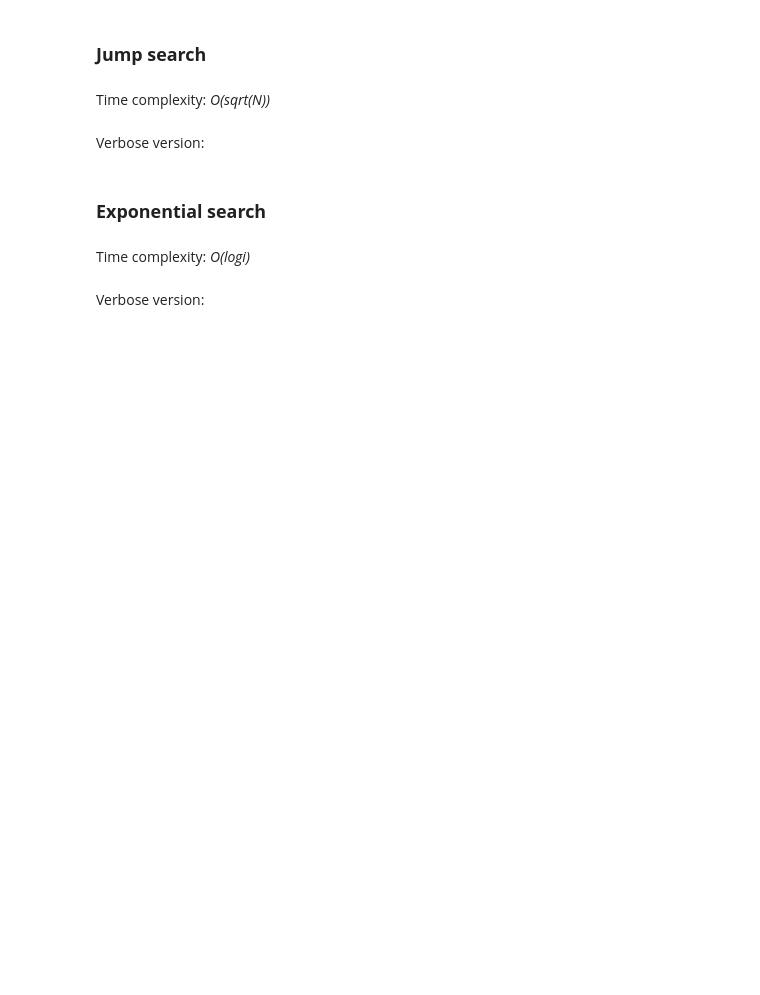
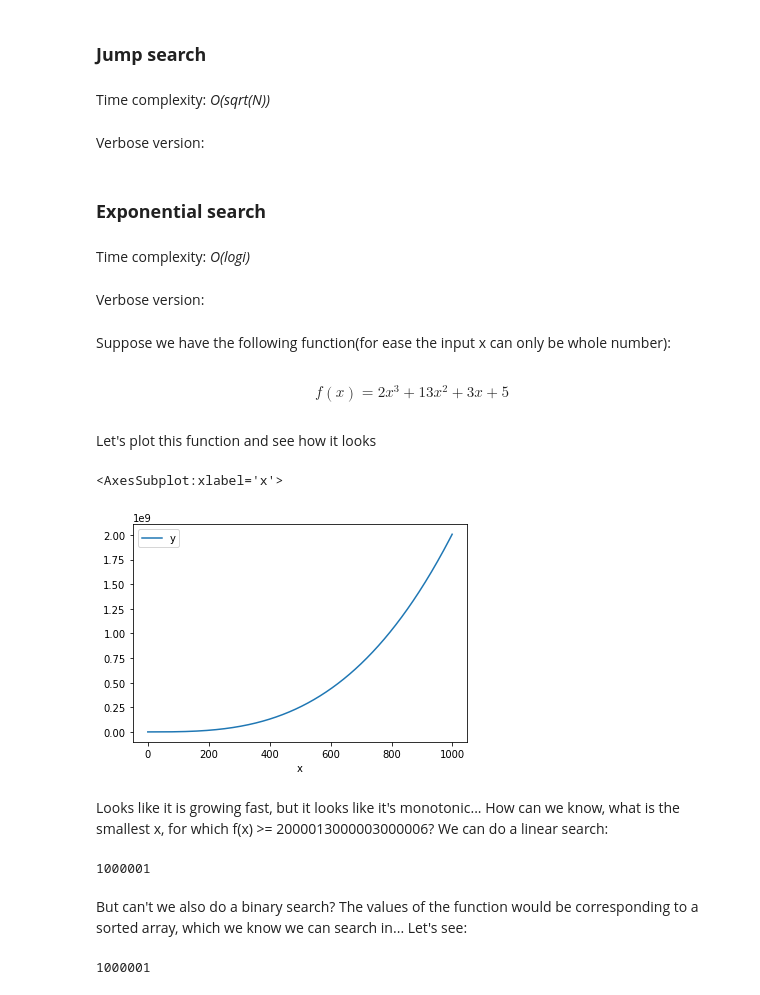
Before and after one commit to TeogopK/Data_structures_and_algorithms_Data_analytics, a Jupyter notebook: sem04/playground_04.ipynb, the cells around one changed output. Saved outputs shown, nothing was run; the diff lists cells and outputs as text; code cells hidden in the pictures; blank space fills up the shorter version.

```diff
--- a/sem04/playground_04.ipynb
+++ b/sem04/playground_04.ipynb
@@ -393,3 +393,64 @@ X = 60
 
 Xi = exponential_search(arr, X)
 print(f"Number {X} is at index: {Xi}")
+# %% [markdown]
+Suppose we have the following function(for ease the input x can only be whole number):
+# %%
+import latexify
+
+@latexify.function
+def f(x):
+    return 2*x**3 + 13*x**2 + 3*x + 5
+
+f
+# %% [output]
+$$ \displaystyle f(x) = 2 x^{3} + 13 x^{2} + 3 x + 5 $$
+# %% [markdown]
+Let's plot this function and see how it looks
+# %%
+import pandas as pd
+
+f_input = [i for i in range(1_000)]
+
+pd.DataFrame.from_dict(
+    {
+        'x': f_input,
+        'y': map(f, f_input)
+    }
+).plot(x='x', y='y')
+# %% [output]
+<AxesSubplot:xlabel='x'>
+[figure, added]
+# %% [markdown]
+Looks like it is growing fast, but it looks like it's monotonic...
+How can we know, what is the smallest x, for which f(x) >= 2000013000003000006?
+We can do a linear search:
+# %%
+def linear_search_f(f, target=2000013000003000006):
+    i = 0
+    while True:
+        if f(i) >= target:
+            return i
+        i += 1
+
+linear_search_f(f)
+# %% [output]
+1000001
+# %% [markdown]
+But can't we also do a binary search? The values of the function would be corresponding to a sorted array, which we know we can search in... Let's see:
+# %%
+def binary_search_f(f, target=2000013000003000006):
+    left, right, ans = 0, int(1e16), -1
+    while left <= right:
+        mid = (left + right) // 2
+        if f(mid) >= target:
+            right = mid - 1
+            ans = mid
+        else:
+            left = mid + 1
+
+    return ans
+
+binary_search_f(f)
+# %% [output]
+1000001
```
Also changed, not shown: parts of 10 cells of this notebook.
